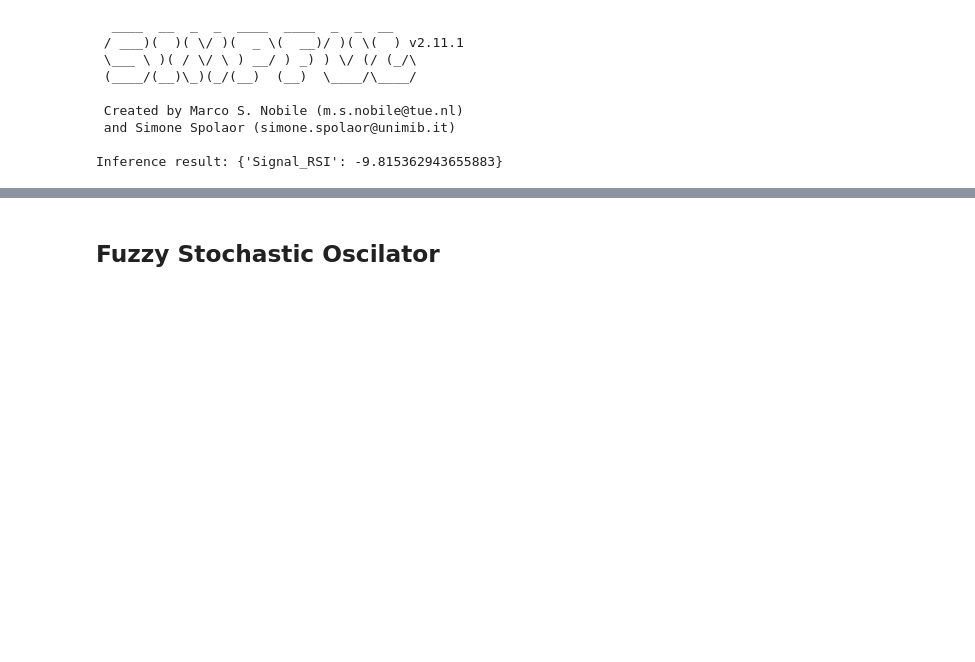
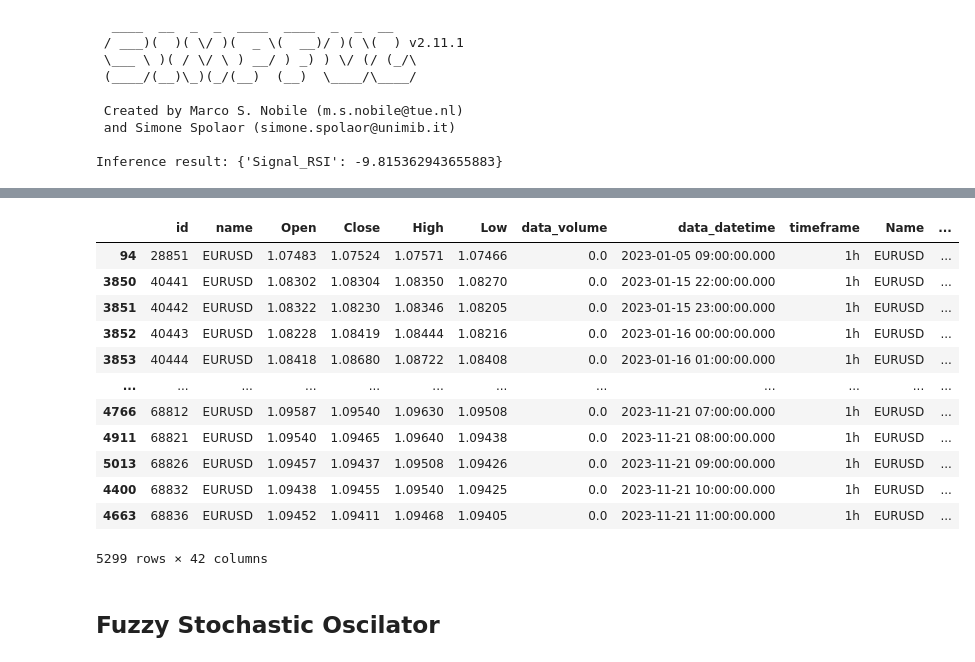
Before and after one commit to kkarolina71/praca_magisterska, a Jupyter notebook: Fuzzification EURUSD_1h.ipynb, the cells around one changed output, grey strips where cells are left out. Saved outputs shown, nothing was run; the diff lists cells and outputs as text; code cells hidden in the pictures; blank space fills up the shorter version.

```diff
--- a/Fuzzification EURUSD_1h.ipynb
+++ b/Fuzzification EURUSD_1h.ipynb
@@ -393,3 +537,14 @@ print(f"Inference result: {result_rsi}")
  and Simone Spolaor (simone.spolaor@unimib.it)
 
 Inference result: {'Signal_RSI': -9.815362943655883}
+# %%
+
+# Function to perform fuzzy inference for each row and save the result in a new column
+def infer_fuzzy_decision(row, fuzzy_system):
+    fuzzy_system.set_variable('fuzzRSIone', row['fuzzRSIone'])
+    fuzzy_system.set_variable('fuzzRSItwo', row['fuzzRSItwo'])
+    result = fuzzy_system.inference()
+    return result
+
+# Perform fuzzy inference for each row and save the result in a new column 'fuzz_rsi_dec'
+at_eur_1h['fuzz_rsi_dec'] = at_eur_1h.apply(lambda row: infer_fuzzy_decision(row, rsi_FS), axis=1)
@@ -396,3 +569,19 @@ Inference result: {'Signal_RSI': -9.815362943655883}
+# %%
+at_eur_1h
+# %% [output]
+|  | id | name | Open | Close | High | Low | data_volume | data_datetime | timeframe | Name | ... |
+| 94 | 28851 | EURUSD | 1.07483 | 1.07524 | 1.07571 | 1.07466 | 0.0 | 2023-01-05 09:00:00.000 | 1h | EURUSD | ... |
+| 3850 | 40441 | EURUSD | 1.08302 | 1.08304 | 1.08350 | 1.08270 | 0.0 | 2023-01-15 22:00:00.000 | 1h | EURUSD | ... |
+| 3851 | 40442 | EURUSD | 1.08322 | 1.08230 | 1.08346 | 1.08205 | 0.0 | 2023-01-15 23:00:00.000 | 1h | EURUSD | ... |
+| 3852 | 40443 | EURUSD | 1.08228 | 1.08419 | 1.08444 | 1.08216 | 0.0 | 2023-01-16 00:00:00.000 | 1h | EURUSD | ... |
+| 3853 | 40444 | EURUSD | 1.08418 | 1.08680 | 1.08722 | 1.08408 | 0.0 | 2023-01-16 01:00:00.000 | 1h | EURUSD | ... |
+| ... | ... | ... | ... | ... | ... | ... | ... | ... | ... | ... | ... |
+| 4766 | 68812 | EURUSD | 1.09587 | 1.09540 | 1.09630 | 1.09508 | 0.0 | 2023-11-21 07:00:00.000 | 1h | EURUSD | ... |
+| 4911 | 68821 | EURUSD | 1.09540 | 1.09465 | 1.09640 | 1.09438 | 0.0 | 2023-11-21 08:00:00.000 | 1h | EURUSD | ... |
+| 5013 | 68826 | EURUSD | 1.09457 | 1.09437 | 1.09508 | 1.09426 | 0.0 | 2023-11-21 09:00:00.000 | 1h | EURUSD | ... |
+| 4400 | 68832 | EURUSD | 1.09438 | 1.09455 | 1.09540 | 1.09425 | 0.0 | 2023-11-21 10:00:00.000 | 1h | EURUSD | ... |
+| 4663 | 68836 | EURUSD | 1.09452 | 1.09411 | 1.09468 | 1.09405 | 0.0 | 2023-11-21 11:00:00.000 | 1h | EURUSD | ... |
+5299 rows × 42 columns
 # %% [markdown]
 ## Fuzzy Stochastic Oscilator
 # %% [markdown]
```
Also changed, not shown: parts of 23 cells of this notebook, 1 other file.
